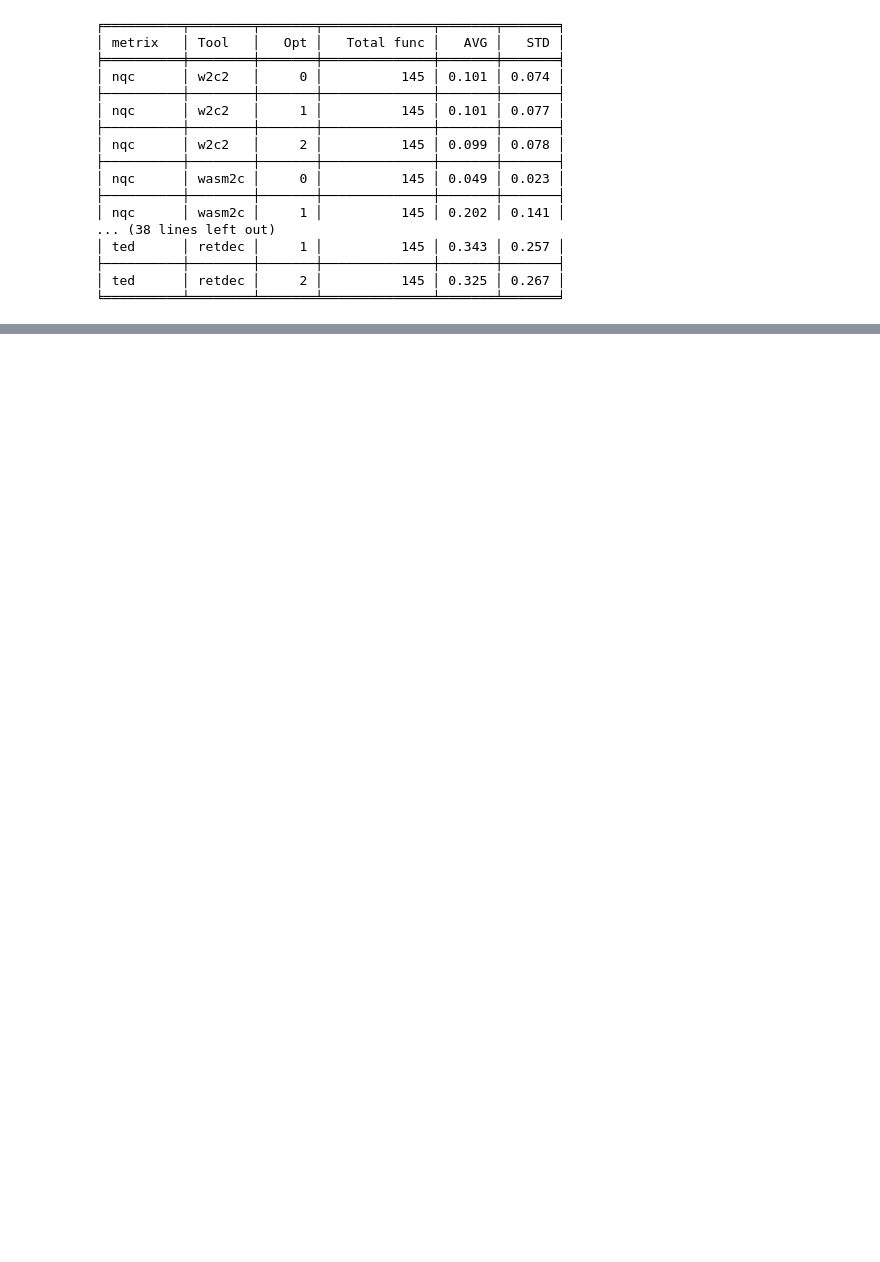
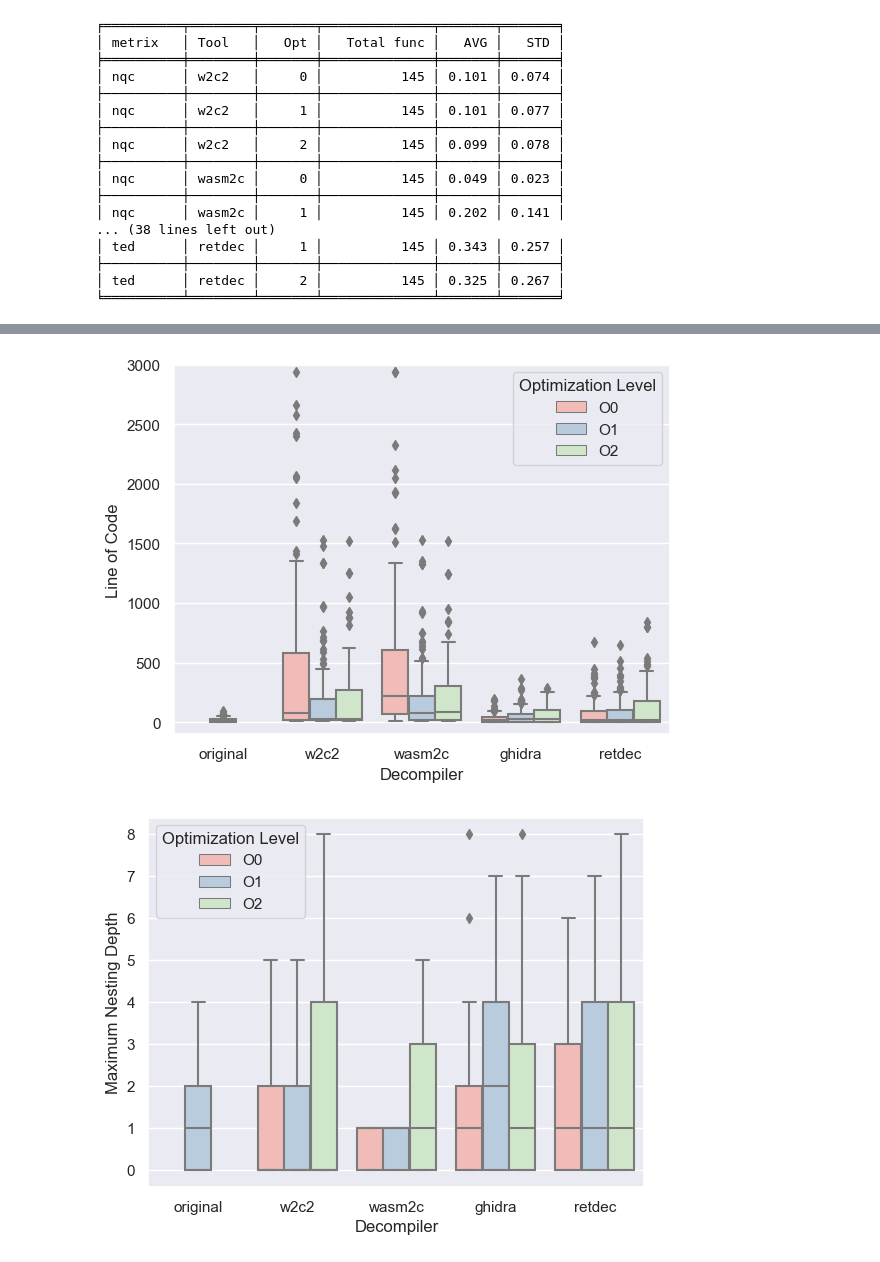
Before and after one commit to spencerwuwu/WASM-decomp_eval, a Jupyter notebook: g_charts.ipynb, the cells around one changed output, grey strips where cells are left out. Drawn from its saved outputs; the diff is of its cells as text; code cells hidden in the pictures; blank space fills up the shorter version.

```diff
--- a/g_charts.ipynb
+++ b/g_charts.ipynb
@@ -95,4 +147,5 @@ for metrix in ["nqc", "ted"]:
 # %%
+# df_read
 
 with open("all_readability_results.json", "r") as fd:
     rresults = json.load(fd)
@@ -127,11 +180,11 @@ for func_name, columns in func_rresults.items():
     rows.append(columns)
 
 d = pd.json_normalize(rows)
-df = pd.DataFrame(d)
-df.columns = df.columns.str.split('.', expand=True)
+df_read = pd.DataFrame(d)
+df_read.columns = df_read.columns.str.split('.', expand=True)
 # print(df.loc[0])
-df["func"] = func_names
-df = df.set_index("func")
+df_read["func"] = func_names
+df_read = df_read.set_index("func")
 
 #pd.set_option('display.max_rows', None)
 #display(df['ghidra'])
@@ -149,7 +202,7 @@ for metrix in ["Lines of code",
               ]:
     table = [
         ["Tool", "Opt",
-         #"AVG",
+         "AVG",
          "SUM",
          #"STD"
         ]
@@ -157,13 +210,13 @@ for metrix in ["Lines of code",
     print(metrix)
     for tool in ["w2c2", "wasm2c", "ghidra", 'retdec']:
         for opt in [0,1,2]:
-            opt_tool_df = df[tool][(df[tool]["opt"] == opt)]
+            opt_tool_df = df_read[tool][(df_read[tool]["opt"] == opt)]
             avg = round(opt_tool_df[metrix].mean(), 3)
             ss = round(opt_tool_df[metrix].sum(), 3)
             std = round(opt_tool_df[metrix].std(), 3)
             table.append(
                 [tool, opt,
-                 #avg,
+                 avg,
                  ss,
                  #std
                 ]
@@ -187,7 +240,7 @@ for metrix in [
     print(metrix)
     for tool in ["w2c2", "wasm2c", "ghidra", 'retdec']:
         for opt in [0,1,2]:
-            opt_tool_df = df[tool][(df[tool]["opt"] == opt)]
+            opt_tool_df = df_read[tool][(df_read[tool]["opt"] == opt)]
             avg = round(opt_tool_df[metrix].mean(), 3)
             ss = round(opt_tool_df[metrix].sum(), 3)
             std = round(opt_tool_df[metrix].std(), 3)
@@ -384,0 +398,59 @@ pd.reset_option('display.max_rows')
+# %%
+sns.set(style="darkgrid")
+
+for metrics, msg in {"Lines of code": "Line of Code",
+               "Maximum nesting depth": "Maximum Nesting Depth",
+               "Halstead complexity difficulty measure": "Halstead Complexity Measure",
+               "McCabe cyclomatic complexity": "Cyclomatic Complexity"
+            }.items():
+
+
+    df = pd.DataFrame(columns = ['Decompiler', 'O0', 'O1', 'O2'])
+    length = len(df_orig[metrics])
+
+
+    loc_df = pd.DataFrame({
+        "Decompiler": ["original"]*length,
+        'O0': [nan]*length,
+        'O1': df_orig[metrics].values,
+        'O2': [nan]*length
+    })
+    df = pd.concat([df, loc_df], ignore_index = True)
+
+    for tool in ["w2c2", "wasm2c", "ghidra", 'retdec']:
+        loc_df = pd.DataFrame({
+            "Decompiler": [tool]*length,
+            'O0': df_read[tool][(df_read[tool]["opt"] == 0)][metrics].values,
+            'O1': df_read[tool][(df_read[tool]["opt"] == 1)][metrics].values,
+            'O2': df_read[tool][(df_read[tool]["opt"] == 2)][metrics].values
+        })
+        df = pd.concat([df, loc_df], ignore_index = True)
+
+
+
+
+    df = pd.melt(frame = df,
+                 id_vars = 'Decompiler',
+                 value_vars = ['O0', 'O1', 'O2'],
+                 var_name = 'Optimization Level',
+                 value_name = msg)
+
+
+    df[msg] = df[msg].astype(float)
+
+    fig, ax = plt.subplots()
+
+    sns.boxplot(ax = ax,
+                   data = df,
+                   x = 'Decompiler',
+                   y = msg,
+                   hue = 'Optimization Level',
+                   palette="Pastel1")
+
+    if metrics == "Lines of code":
+        plt.ylim([-100,3000])
+    plt.savefig(f'plots/{msg}.png')
+    plt.show()
+# %% [output]
+[figure, added]
+[figure, added]
```
Also changed, not shown: parts of 10 cells of this notebook, 7 other files.
